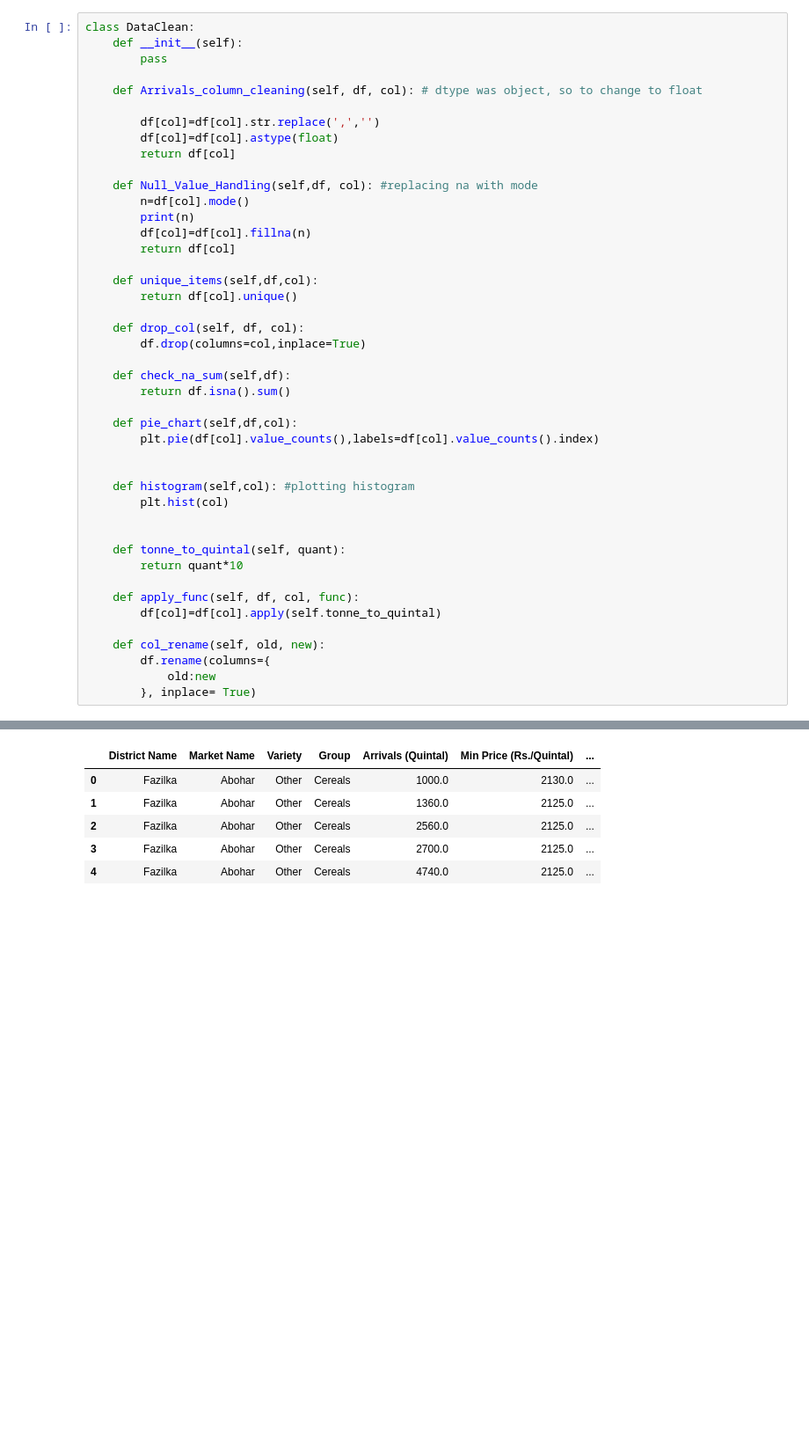
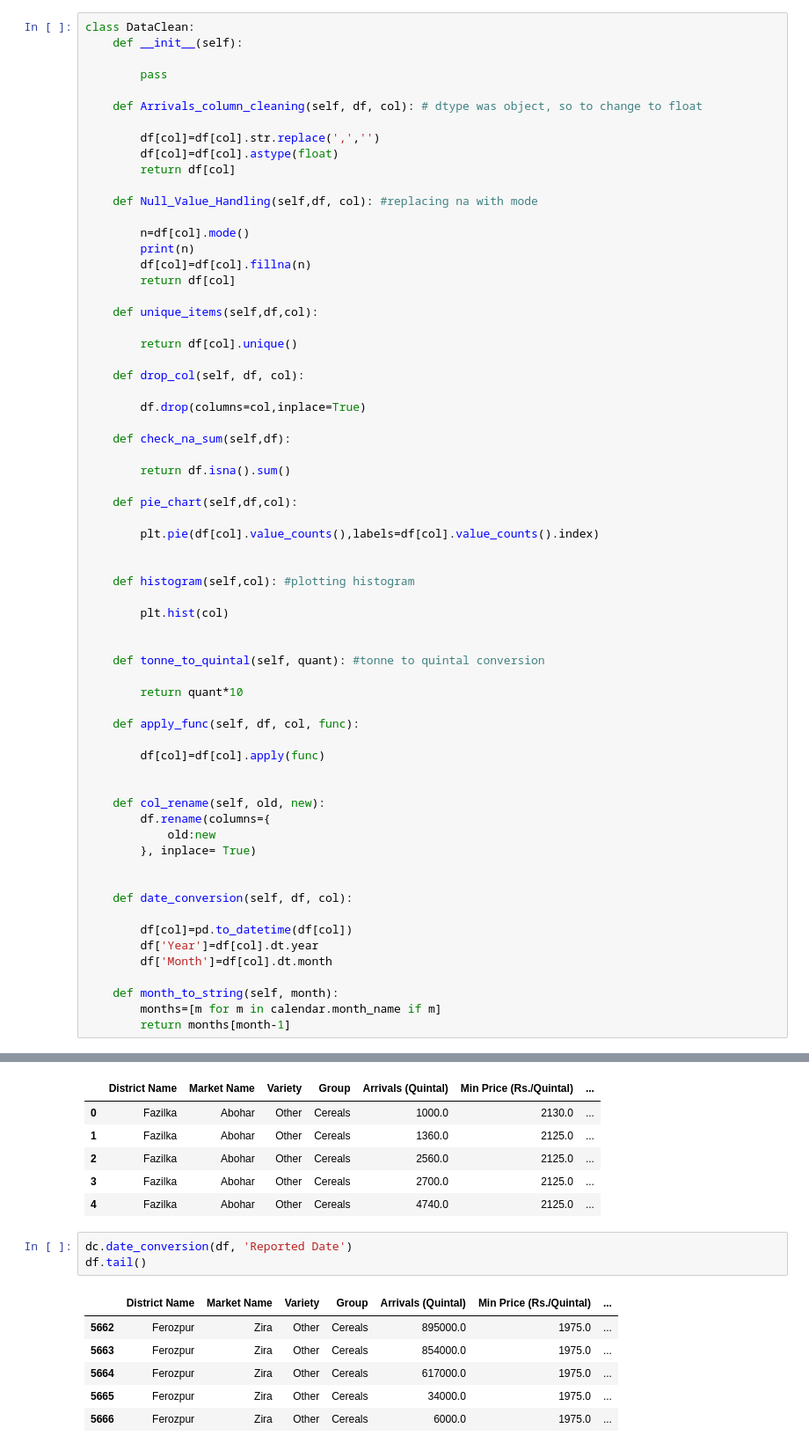
Before and after one commit to akshayerk12/Agri_data_work, a Jupyter notebook: Data Cleaning.ipynb, the cells around one changed output, grey strips where cells are left out. Shown: that part at 88% size. Drawn from its saved outputs; the diff is of its cells as text; blank space fills up the shorter version.

```diff
--- a/Data Cleaning.ipynb
+++ b/Data Cleaning.ipynb
@@ -5,6 +6,7 @@ import seaborn as sns
 # %%
 class DataClean:
     def __init__(self):
+
         pass
 
     def Arrivals_column_cleaning(self, df, col): # dtype was object, so to change to float
@@ -14,38 +16,58 @@ class DataClean:
         return df[col]
 
     def Null_Value_Handling(self,df, col): #replacing na with mode
+
         n=df[col].mode()
         print(n)
         df[col]=df[col].fillna(n)
         return df[col]
 
     def unique_items(self,df,col):
+
         return df[col].unique()
 
     def drop_col(self, df, col):
+
         df.drop(columns=col,inplace=True)
 
     def check_na_sum(self,df):
+
         return df.isna().sum()
 
     def pie_chart(self,df,col):
+
         plt.pie(df[col].value_counts(),labels=df[col].value_counts().index)
 
 
     def histogram(self,col): #plotting histogram
+
         plt.hist(col)
 
 
-    def tonne_to_quintal(self, quant):
+    def tonne_to_quintal(self, quant): #tonne to quintal conversion
+
         return quant*10
 
     def apply_func(self, df, col, func):
-        df[col]=df[col].apply(self.tonne_to_quintal)
+
+        df[col]=df[col].apply(func)
+
 
     def col_rename(self, old, new):
         df.rename(columns={
             old:new
         }, inplace= True)
+
+
+    def date_conversion(self, df, col):
+
+        df[col]=pd.to_datetime(df[col])
+        df['Year']=df[col].dt.year
+        df['Month']=df[col].dt.month
+
+    def month_to_string(self, month):
+        months=[m for m in calendar.month_name if m]
+        return months[month-1]
 # %%
 dc=DataClean()
 # %%
@@ -169,3 +191,13 @@ df.head()
 | 2 | Fazilka | Abohar | Other | Cereals | 2560.0 | 2125.0 | ... |
 | 3 | Fazilka | Abohar | Other | Cereals | 2700.0 | 2125.0 | ... |
 | 4 | Fazilka | Abohar | Other | Cereals | 4740.0 | 2125.0 | ... |
+# %%
+dc.date_conversion(df, 'Reported Date')
+df.tail()
+# %% [output]
+|  | District Name | Market Name | Variety | Group | Arrivals (Quintal) | Min Price (Rs./Quintal) | ... |
+| 5662 | Ferozpur | Zira | Other | Cereals | 895000.0 | 1975.0 | ... |
+| 5663 | Ferozpur | Zira | Other | Cereals | 854000.0 | 1975.0 | ... |
+| 5664 | Ferozpur | Zira | Other | Cereals | 617000.0 | 1975.0 | ... |
+| 5665 | Ferozpur | Zira | Other | Cereals | 34000.0 | 1975.0 | ... |
+| 5666 | Ferozpur | Zira | Other | Cereals | 6000.0 | 1975.0 | ... |
```
Also changed, not shown: parts of 2 cells of this notebook.
